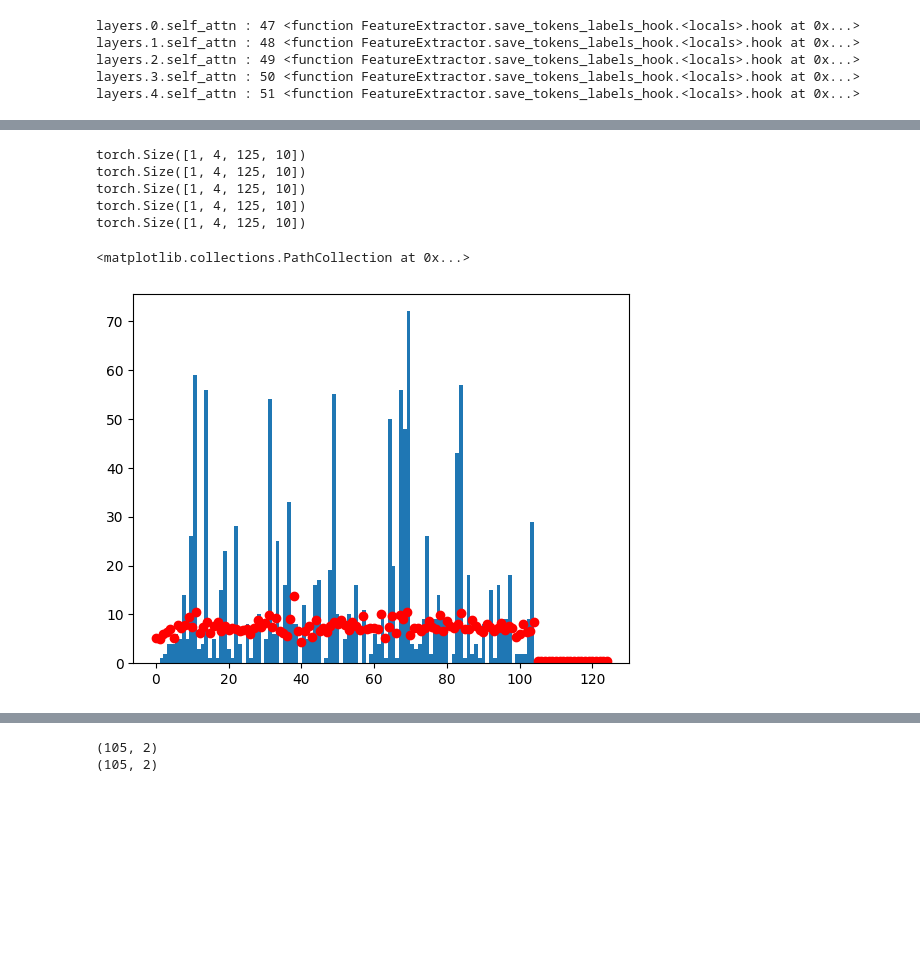
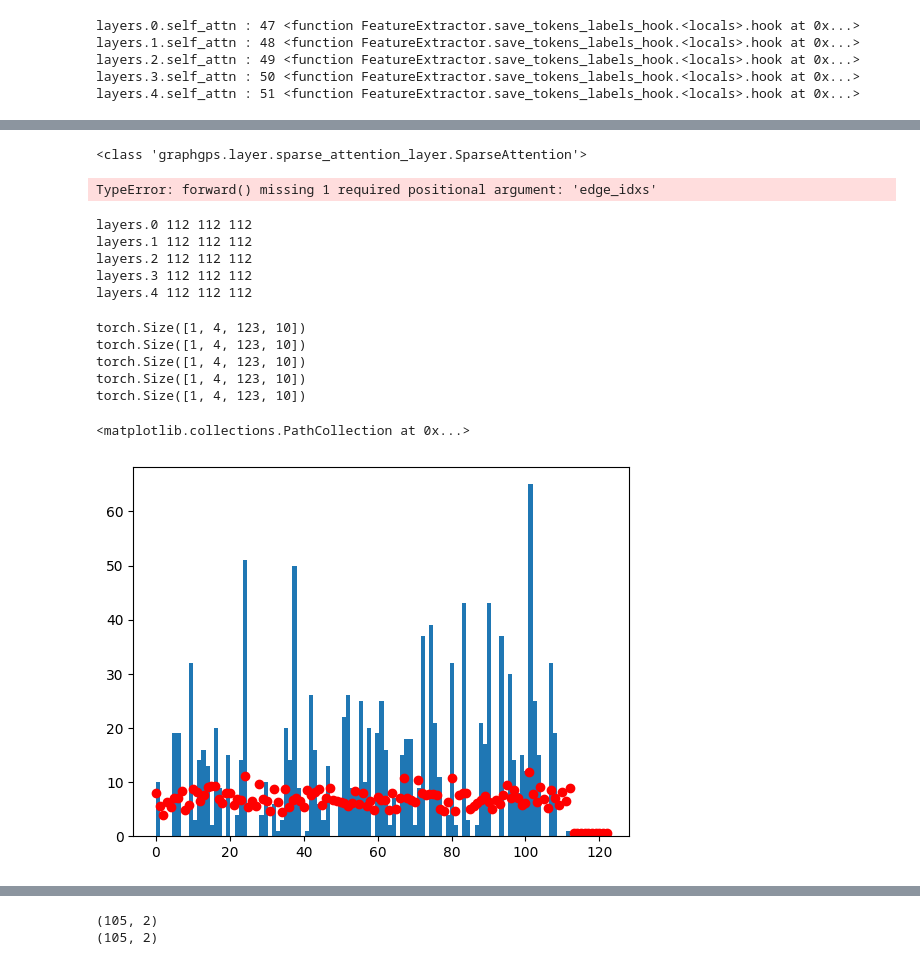
Before and after one commit to JonasDeSchouwer/MSc-thesis, a Jupyter notebook: inspecting-attention-weights.ipynb, the cells around one changed output, grey strips where cells are left out. Saved outputs shown, nothing was run; the diff lists cells and outputs as text; code cells hidden in the pictures; blank space fills up the shorter version.

```diff
--- a/inspecting-attention-weights.ipynb
+++ b/inspecting-attention-weights.ipynb
@@ -24,8 +27,10 @@ True
 # %%
 # CONFIGURATION
 
+dataset = 'Cifar10'
+
 args = Namespace(
-    cfg_file = 'configs/Small-experiment/PascalVOC-SP/GPS+SparseAttention.yaml',
+    cfg_file = f'configs/Small-experiment/{dataset}/GPS+SparseAttention.yaml',
     repeat = 1,
     mark_done = False,
     opts=[],
@@ -35,9 +40,10 @@ set_cfg(cfg)
 load_cfg(cfg, args)
 dump_cfg(cfg)
 
+# Adapt configuration
 if hasattr(cfg, 'pretrained_dir'):
     warning.warn(f"cfg has pretrained_dir {cfg.pretrained_dir}, which we are not using")
-cfg.pretrained.dir = 'results/PascalVOC-SP/GPS+SparseAttention/'   # None to use random initialization
+cfg.pretrained.dir = f'results/{dataset}/GPS+SparseAttention/'   # None to use random initialization
 if cfg.device == 'auto':
     cfg.device = 'cuda' if torch.cuda.is_available() else 'cpu'
 print(f"Using device: {cfg.device}")
@@ -168,6 +177,7 @@ class FeatureExtractor(nn.Module):
         super().__init__()
         self.tokens = {}
         self.labels = {}
+        self.edge_idxs = {}
         self.attn_layers = {}
         self.hooks = []
 
@@ -180,11 +190,11 @@ class FeatureExtractor(nn.Module):
                 )
                 self.tokens[name] = []
                 self.labels[name] = []
+                self.edge_idxs[name] = []
                 self.attn_layers[name] = module.self_attn
 
     def save_tokens_labels_hook(self, layer_name: str, global_model_type: str) -> Callable:
         def hook(module: nn.Module, input, output):
-
             if global_model_type in ('Transformer',):
                 # input is 3-tuple (x,x,x)
                 # output is a tuple (output, None)
@@ -195,7 +205,13 @@ class FeatureExtractor(nn.Module):
 
             elif global_model_type in ('SparseAttention',):
                 assert type(input) == tuple, f"input: {type(input)}"
-                assert len(input) == 1, f"input: {len(input)}"
+                global mymodule
+                mymodule = module
+                global myinput
+                myinput = input
+                global myoutput
+                myoutput = output
+                assert len(input) == 2, f"input: {len(input)}"
                 assert type(output) == torch.Tensor, f"output: {type(output)}"
                 input = input[0]
 
@@ -230,3 +246,15 @@ layers.1.self_attn : 48 <function FeatureExtractor.save_tokens_labels_hook.<loca
 layers.2.self_attn : 49 <function FeatureExtractor.save_tokens_labels_hook.<locals>.hook at 0x...>
 layers.3.self_attn : 50 <function FeatureExtractor.save_tokens_labels_hook.<locals>.hook at 0x...>
 layers.4.self_attn : 51 <function FeatureExtractor.save_tokens_labels_hook.<locals>.hook at 0x...>
+# %%
+print(type(myinput), len(myinput))
+print(type(myoutput), len(myoutput))
+
+for x in myinput:
+    print(type(x), end="")
+print()
+print(myinput[0].shape)
+print(len(myinput[1]))
+print(myinput[1][0].shape)
+
+print(model.layers[0].pass_edge_index)
@@ -233,5 +269,13 @@ layers.4.self_attn : 51 <function FeatureExtractor.save_tokens_labels_hook.<loca
+# %%
+print(type(mymodule))
+# %% [output]
+<class 'graphgps.layer.sparse_attention_layer.SparseAttention'>
+TypeError: forward() missing 1 required positional argument: 'edge_idxs'
 # %%
 # run the model on the first 100 graphs, and save the tokens and labels
+
+from graphgps.utils import batch_to_edge_idxs
+
 
 num_graphs = 0
 for i, batch in enumerate(loader):
@@ -240,7 +284,22 @@ for i, batch in enumerate(loader):
         break
     num_graphs += batch.num_graphs
 
+    edge_idxs = batch_to_edge_idxs(batch)
+    assert len(edge_idxs) == batch.num_graphs
+    for b in range(batch.num_graphs):
+        for layer in myFeatureExtractor.edge_idxs.keys():
+            myFeatureExtractor.edge_idxs[layer].append(edge_idxs[b])
+
     pred, true = model(batch)
+# %%
+for layer in myFeatureExtractor.tokens.keys():
+    print(layer, len(myFeatureExtractor.tokens[layer]), len(myFeatureExtractor.labels[layer]), len(myFeatureExtractor.edge_idxs[layer]))
+# %% [output]
+layers.0 112 112 112
+layers.1 112 112 112
+layers.2 112 112 112
+layers.3 112 112 112
+layers.4 112 112 112
 # %%
 import math
 from graphgps.layer.sparse_attention_layer import SparseAttention
@@ -251,6 +310,7 @@ for layer_name in myFeatureExtractor.tokens.keys():
     token_list = myFeatureExtractor.tokens[layer_name]  # list of tensors, one for each graph
     label_list = myFeatureExtractor.labels[layer_name]  # list of tensors, one for each graph
     attn = myFeatureExtractor.attn_layers[layer_name]
+    edge_idxs = myFeatureExtractor.edge_idxs[layer_name]
 
     if isinstance(attn, SparseAttention):
         # [**, N, dim]
@@ -267,36 +327,36 @@ for layer_name in myFeatureExtractor.tokens.keys():
         print(nearest_key_indices.shape)
 
         # the k keys nearest to each query
         # [**, num_heads, N, k, kq_dim]
         nearest_keys = torch.gather(
             input=keys.unsqueeze(-2).expand(
                 *keys.shape[:-1], attn.k, attn.kq_dim
             ),  # [**, num_heads, N, k, kq_dim]
             dim=-3,
             index=nearest_key_indices.unsqueeze(-1).expand(
                 *nearest_key_indices.shape, attn.kq_dim
             ),  # [**, num_heads, N, k, kq_dim]
             # sparse_grad=True,
         )
 
         # [**, num_heads, N, k, kq_dim]
         queries_extended = queries.unsqueeze(-2).expand(
             *queries.shape[:-1], attn.k, attn.kq_dim
         )
 
         # [**, num_heads, N, k]
         largest_attention_weights = (queries_extended * nearest_keys).sum(
             -1
         ) / math.sqrt(attn.kq_dim)
 
 
 plt.hist(nearest_key_indices[0][0].flatten(), bins=100)
 plt.scatter(x=torch.arange(0,len(keys[0][0])), y=keys[0][0].detach().norm(dim=-1).flatten(), c='r')
 # %% [output]
-torch.Size([1, 4, 125, 10])
-torch.Size([1, 4, 125, 10])
-torch.Size([1, 4, 125, 10])
-torch.Size([1, 4, 125, 10])
-torch.Size([1, 4, 125, 10])
+torch.Size([1, 4, 123, 10])
+torch.Size([1, 4, 123, 10])
+torch.Size([1, 4, 123, 10])
+torch.Size([1, 4, 123, 10])
+torch.Size([1, 4, 123, 10])
 <matplotlib.collections.PathCollection at 0x...>
-[figure, old version]
+[figure, new version]
```
Also changed, not shown: parts of 14 cells of this notebook, 1 other file.
